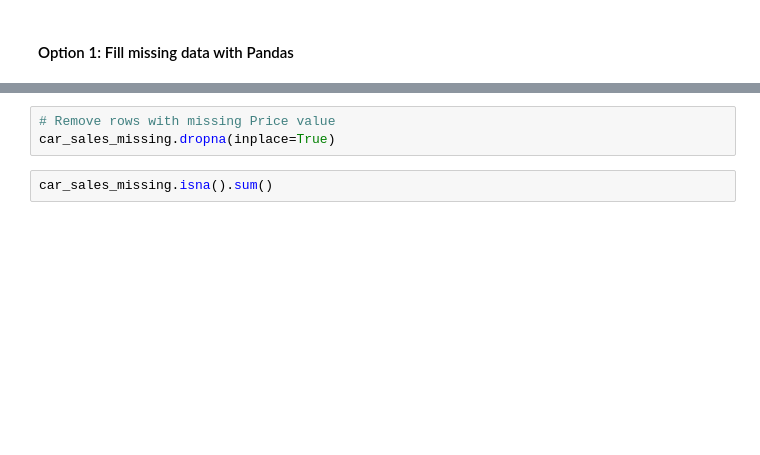
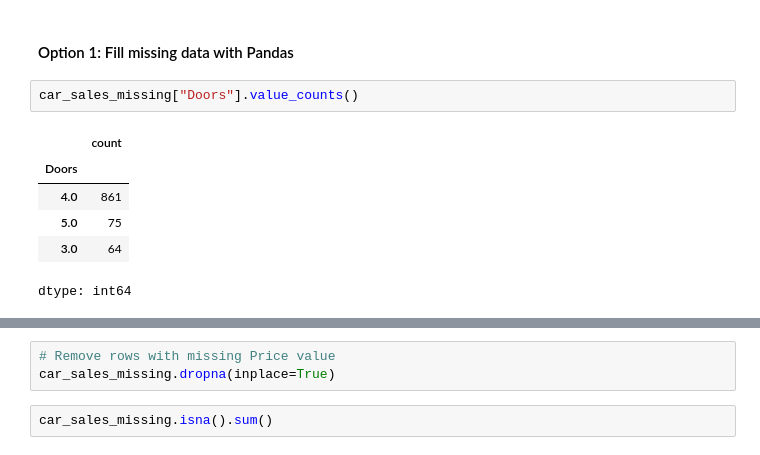
Before and after one commit to OCR-tech/zero-to-mastery-ml, a Jupyter notebook: section-2-data-science-and-ml-tools/introduction-to-scikit-learn-video1.ipynb, the cells around one changed output, grey strips where cells are left out. Saved outputs shown, nothing was run; the diff lists cells and outputs as text; blank space fills up the shorter version.

```diff
--- a/section-2-data-science-and-ml-tools/introduction-to-scikit-learn-video1.ipynb
+++ b/section-2-data-science-and-ml-tools/introduction-to-scikit-learn-video1.ipynb
@@ -484,5 +732,14 @@ car_sales_missing["Doors"].value_counts()
 # %% [markdown]
 #### Option 1: Fill missing data with Pandas
+# %%
+car_sales_missing["Doors"].value_counts()
+# %% [output]
+|  | count |
+| Doors |  |
+| 4.0 | 861 |
+| 5.0 | 75 |
+| 3.0 | 64 |
+dtype: int64
 # %%
 # Fill the "Make" column
 car_sales_missing["Make"].fillna("missing", inplace=True)
```
Also changed, not shown: parts of 47 cells of this notebook.
